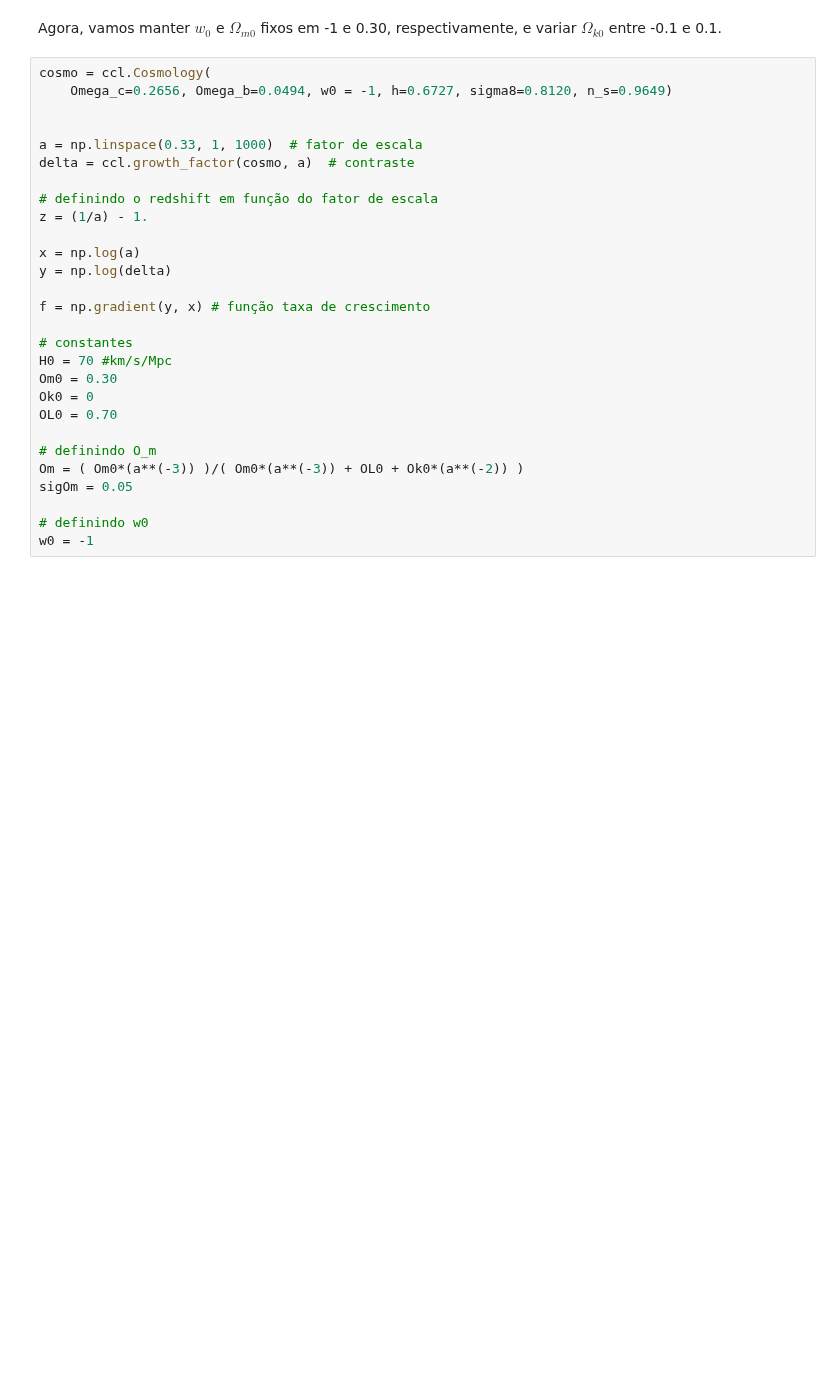
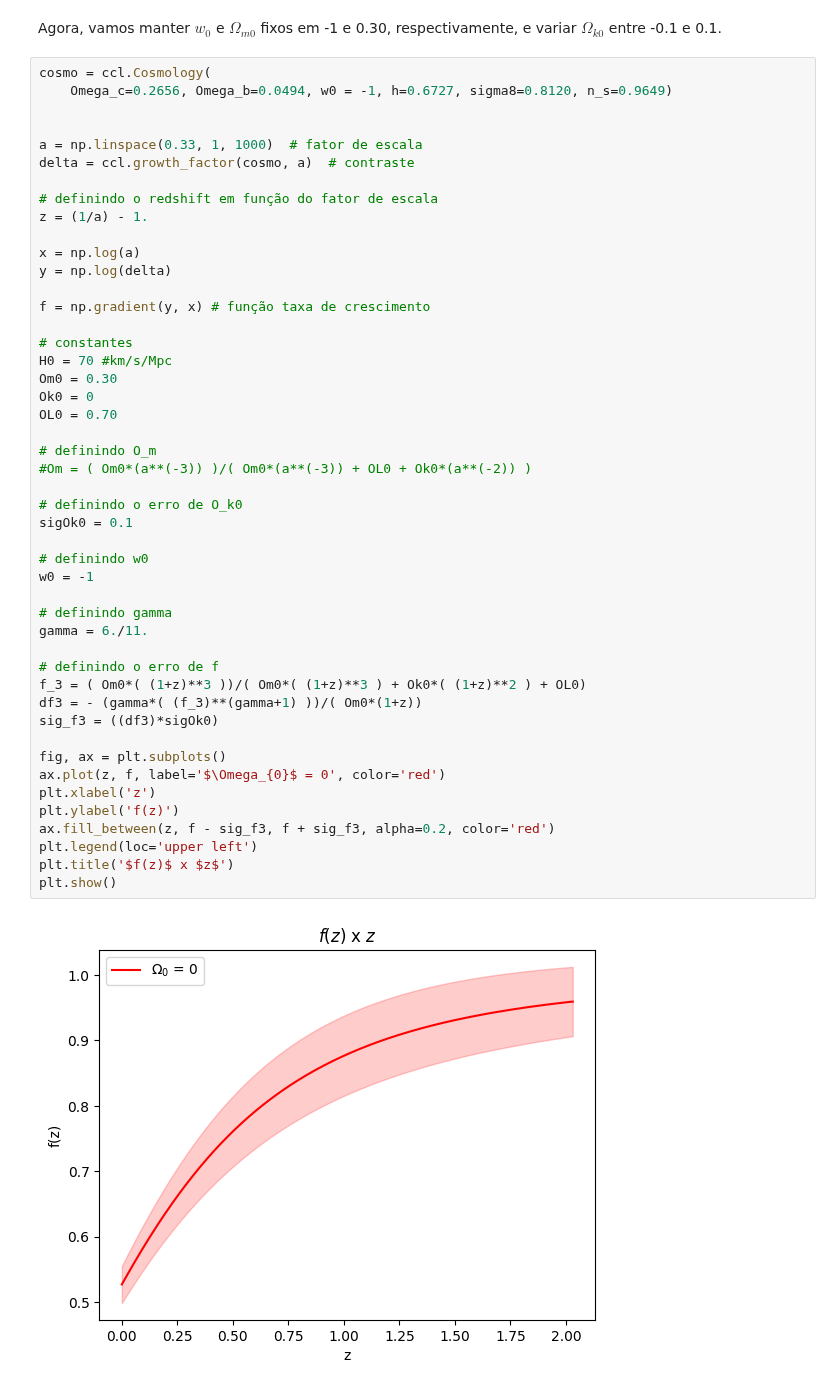
Before and after one commit to fernanda0402/Doutorado, a Jupyter notebook: Taxa_de_crescimento_de_estruturas.ipynb, the cells around one changed output. Cells and saved outputs as stored; diff of their text form; blank space fills up the shorter version.

```diff
--- a/Taxa_de_crescimento_de_estruturas.ipynb
+++ b/Taxa_de_crescimento_de_estruturas.ipynb
@@ -125,28 +146,49 @@ Agora, vamos manter $w_0$ e $\Omega_{m0}$ fixos em -1 e 0.30, respectivamente, e
 # %%
 cosmo = ccl.Cosmology(
     Omega_c=0.2656, Omega_b=0.0494, w0 = -1, h=0.6727, sigma8=0.8120, n_s=0.9649)
 
 
 a = np.linspace(0.33, 1, 1000)  # fator de escala
 delta = ccl.growth_factor(cosmo, a)  # contraste
 
 # definindo o redshift em função do fator de escala
 z = (1/a) - 1.
 
 x = np.log(a)
 y = np.log(delta)
 
 f = np.gradient(y, x) # função taxa de crescimento
 
 # constantes
 H0 = 70 #km/s/Mpc
 Om0 = 0.30
 Ok0 = 0
 OL0 = 0.70
 
 # definindo O_m
-Om = ( Om0*(a**(-3)) )/( Om0*(a**(-3)) + OL0 + Ok0*(a**(-2)) )
-sigOm = 0.05
+#Om = ( Om0*(a**(-3)) )/( Om0*(a**(-3)) + OL0 + Ok0*(a**(-2)) )
+
+# definindo o erro de O_k0
+sigOk0 = 0.1
 
 # definindo w0
 w0 = -1
+
+# definindo gamma
+gamma = 6./11.
+
+# definindo o erro de f
+f_3 = ( Om0*( (1+z)**3 ))/( Om0*( (1+z)**3 ) + Ok0*( (1+z)**2 ) + OL0)
+df3 = - (gamma*( (f_3)**(gamma+1) ))/( Om0*(1+z))
+sig_f3 = ((df3)*sigOk0)
+
+fig, ax = plt.subplots()
+ax.plot(z, f, label='$\Omega_{0}$ = 0', color='red')
+plt.xlabel('z')
+plt.ylabel('f(z)')
+ax.fill_between(z, f - sig_f3, f + sig_f3, alpha=0.2, color='red')
+plt.legend(loc='upper left')
+plt.title('$f(z)$ x $z$')
+plt.show()
+# %% [output]
+[figure, added]
```
Also changed, not shown: parts of 5 cells of this notebook.
